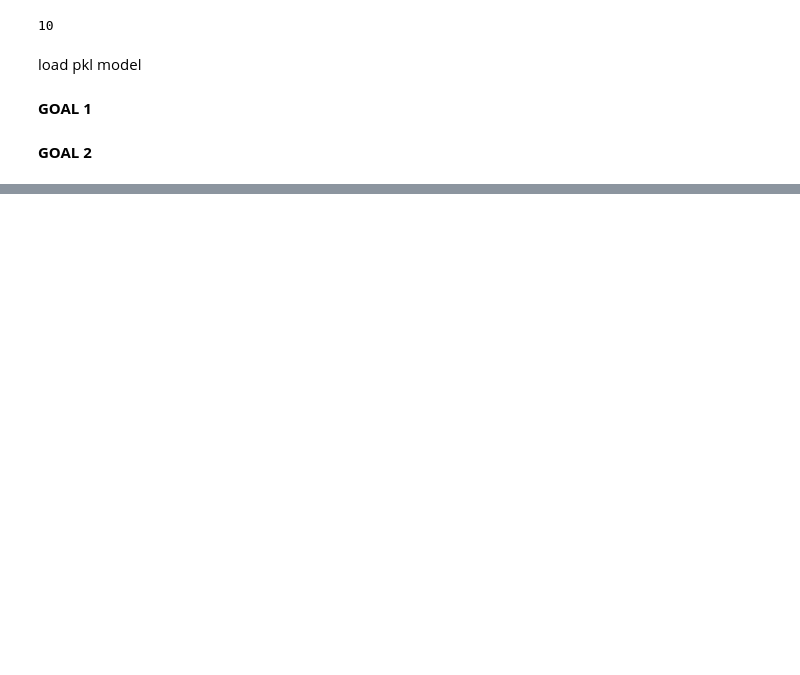
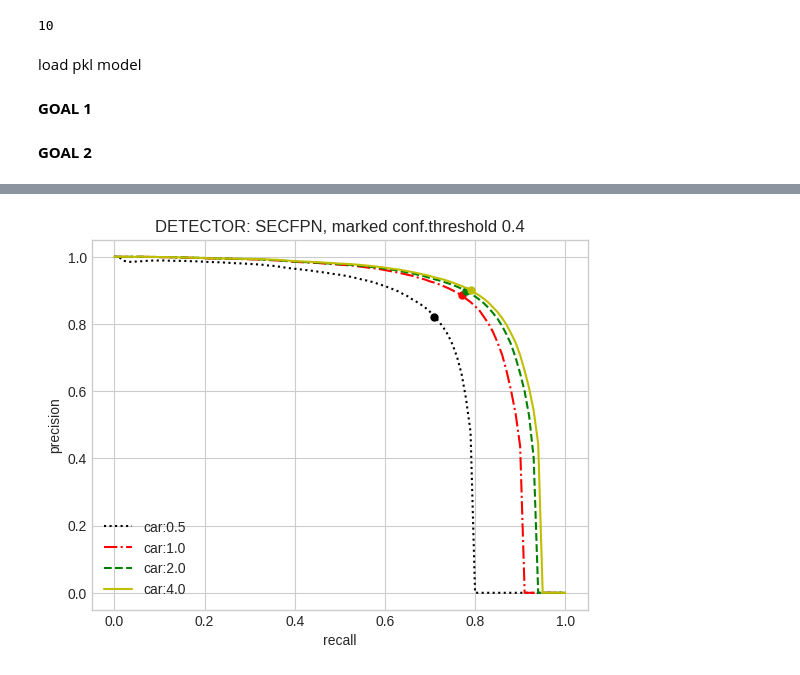
Before and after one commit to AndreaCecca/detectorAndTrajectory, a Jupyter notebook: GOAL1-GOAL2-data collection.ipynb, the cells around one changed output, grey strips where cells are left out. Drawn from its saved outputs; the diff is of its cells as text; code cells hidden in the pictures; blank space fills up the shorter version.

```diff
--- a/GOAL1-GOAL2-data collection.ipynb
+++ b/GOAL1-GOAL2-data collection.ipynb
@@ -779,0 +885,11 @@ Just run everything with all the detectors, and move to the notebook that analyz
+# %%
+#given target confidence, and the tuple of all the (recall, precision, confidence),
+#extract the triple (recall, precision, confidence)
+def prc(prec_rec_conf, target_confidence):
+    list_confidences=np.asarray(prec_rec_conf[2])
+    index=(np.abs(list_confidences - target_confidence)).argmin()
+    #recall, precision, confidence
+    return prec_rec_conf[0][index], prec_rec_conf[1][index], prec_rec_conf[2][index]
+# %%
+detector_file='/home/notebook/pkl/result_objdet/'+DETECTOR+'/results_nusc.json'
+save_in='/home/notebook/pkl/results/GOAL1/all_objects/'+DETECTOR+'/PrecisionRecall/Normal/' #will save all the data, that we need to explore to build precision recall curves
@@ -779,0 +961,34 @@ Just run everything with all the detectors, and move to the notebook that analyz
+# %%
+f=open(save_in+'metrics_details.json', "r")
+data=json.load(f)
+# %%
+%matplotlib inline
+normal_05=[data['car:0.5']['recall'],data['car:0.5']['precision'],data['car:0.5']['confidence']]
+normal_1=[data['car:1.0']['recall'], data['car:1.0']['precision'],data['car:1.0']['confidence']]
+normal_2=[data['car:2.0']['recall'], data['car:2.0']['precision'],data['car:2.0']['confidence']]
+normal_4=[data['car:4.0']['recall'], data['car:4.0']['precision'],data['car:4.0']['confidence']]
+
+i,j,k=prc(normal_05, confidence_threshold)
+plt.plot(i,j,'k',marker="o", markersize=5, markerfacecolor="black")
+plt.plot(normal_05[0], normal_05[1], 'k', linestyle='dotted', label='car:0.5')
+
+i,j,k=prc(normal_1, confidence_threshold)
+plt.plot(i,j,'r',marker="o", markersize=5, markerfacecolor="red")
+plt.plot(normal_1[0], normal_1[1], 'r', linestyle='dashdot', label='car:1.0')
+
+i,j,k=prc(normal_2, confidence_threshold)
+plt.plot(i,j,'g',marker="o", markersize=5, markerfacecolor="green")
+plt.plot(normal_2[0], normal_2[1], 'g', linestyle='dashed', label='car:2.0')
+
+i,j,k=prc(normal_4, confidence_threshold)
+plt.plot(i,j,'y',marker="o", markersize=5, markerfacecolor="y")
+plt.plot(normal_4[0], normal_4[1], 'y', label='car:4.0')
+
+plt.xlabel("recall")
+plt.ylabel("precision")
+plt.title("DETECTOR: {}, marked conf.threshold {}".format(DETECTOR, confidence_threshold))
+plt.legend()
+plt.savefig(save_in+'precision_recall.png')
+plt.show()
+# %% [output]
+[figure, added]
```
Also changed, not shown: parts of 19 cells of this notebook, 2 other files.
